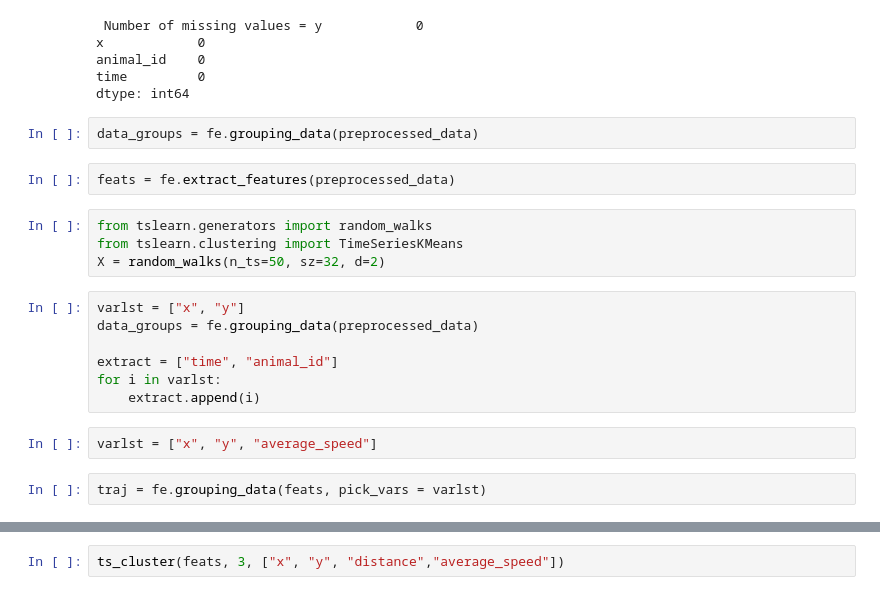
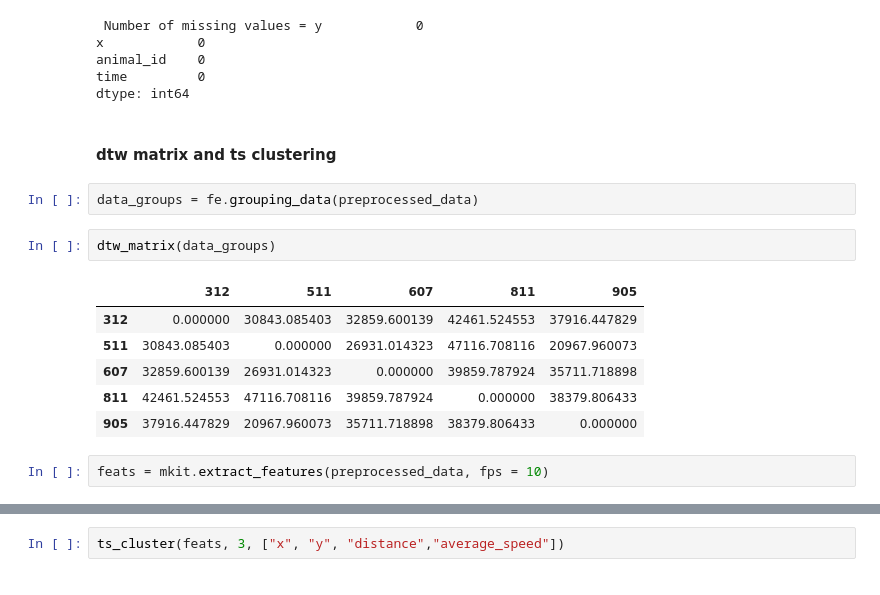
Before and after one commit to dbvis-ukon/movekit, a Jupyter notebook: examples/demo.ipynb, the cells around one changed output, grey strips where cells are left out. Drawn from its saved outputs; the diff is of its cells as text.

```diff
--- a/examples/demo.ipynb
+++ b/examples/demo.ipynb
@@ -45,22 +45,18 @@ x            0
 animal_id    0
 time         0
 dtype: int64
+# %% [markdown]
+#### dtw matrix and ts clustering
 # %%
 data_groups = fe.grouping_data(preprocessed_data)
+# %%
+dtw_matrix(data_groups)
+# %% [output]
+|  | 312 | 511 | 607 | 811 | 905 |
+| 312 | 0.000000 | 30843.085403 | 32859.600139 | 42461.524553 | 37916.447829 |
+| 511 | 30843.085403 | 0.000000 | 26931.014323 | 47116.708116 | 20967.960073 |
+| 607 | 32859.600139 | 26931.014323 | 0.000000 | 39859.787924 | 35711.718898 |
+| 811 | 42461.524553 | 47116.708116 | 39859.787924 | 0.000000 | 38379.806433 |
+| 905 | 37916.447829 | 20967.960073 | 35711.718898 | 38379.806433 | 0.000000 |
 # %%
-feats = fe.extract_features(preprocessed_data)
+feats = mkit.extract_features(preprocessed_data, fps = 10)
-# %%
-from tslearn.generators import random_walks
-from tslearn.clustering import TimeSeriesKMeans
-X = random_walks(n_ts=50, sz=32, d=2)
-# %%
-varlst = ["x", "y"]
-data_groups = fe.grouping_data(preprocessed_data)
-
-extract = ["time", "animal_id"]
-for i in varlst:
-    extract.append(i)
-# %%
-varlst = ["x", "y", "average_speed"]
-# %%
-traj = fe.grouping_data(feats, pick_vars = varlst)
```
Also changed, not shown: parts of 21 cells of this notebook.
